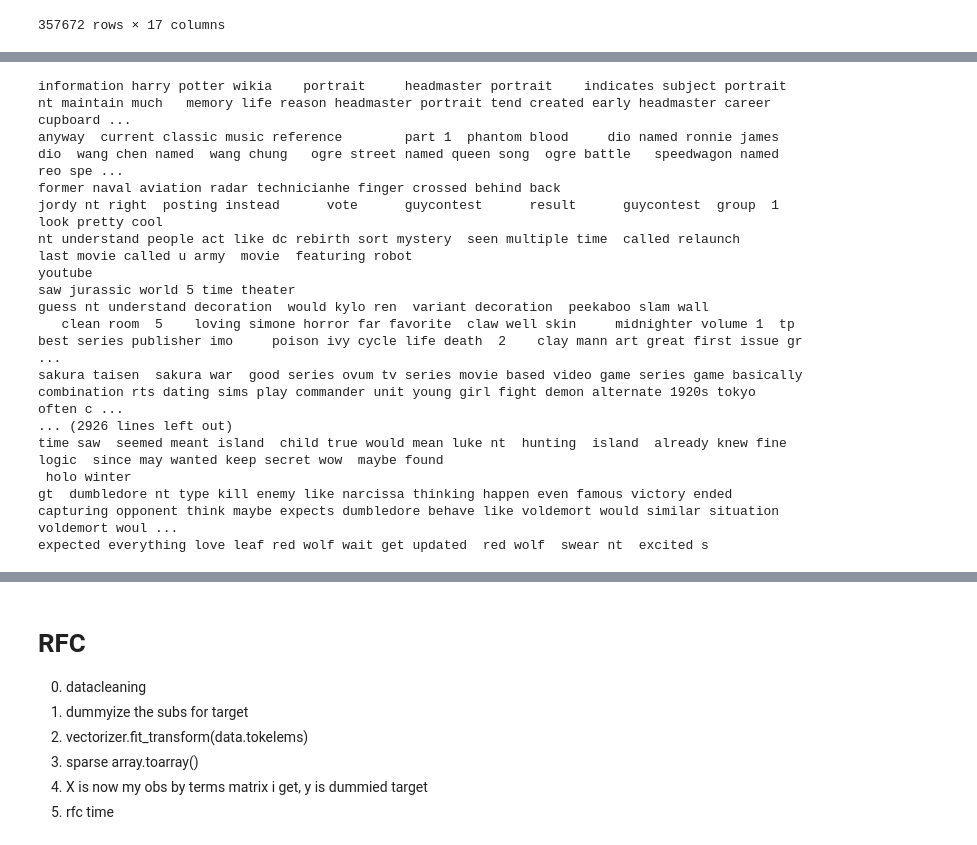
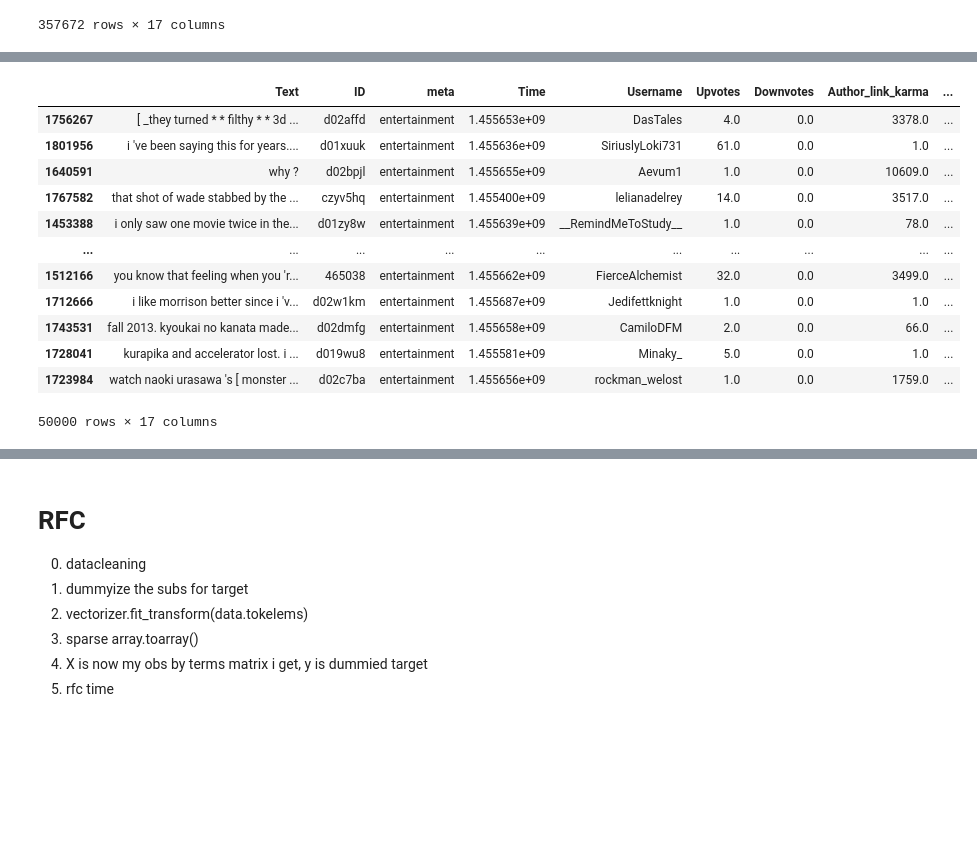
Before and after one commit to Jameshskelton/Reddit-NLP, a Jupyter notebook: Reddit-nlp-project.ipynb, the cells around one changed output, grey strips where cells are left out. Saved outputs shown, nothing was run; the diff lists cells and outputs as text; code cells hidden in the pictures; blank space fills up the shorter version.

Commit message:
entertainment models

```diff
--- a/Reddit-nlp-project.ipynb
+++ b/Reddit-nlp-project.ipynb
@@ -195,0 +190,7 @@ sample_df
+# %%
+lst = []
+for i in dummiezed.Tokelems:
+    i = " ".join(i)
+#     print(i)
+    lst.append(i)
+dummiezed.Tokelems = lst
@@ -196,27 +213,24 @@ sample_df
 # %%
-sample_df = dummiezed.sample(n=10000)
-sample_df
-# lst = []
-# for i in sample_df.Tokelems.values:
-#     i = " ".join(i)
+sample_df_50k = dummiezed.sample(n=50000)
+# sample_df_test
+lst = []
+for i in sample_df_50k.Tokelems:
+    i = " ".join(i)
 #     print(i)
-#     lst.append(i)
-# sample_df.Tokelems = lst
+    lst.append(i)
+sample_df_50k.Tokelems = lst
+sample_df_50k
 # %% [output]
+|  | Text | ID | meta | Time | Username | Upvotes | Downvotes | Author_link_karma | ... |
+| 1756267 | [ _they turned * * filthy * * 3d ... | d02affd | entertainment | 1.455653e+09 | DasTales | 4.0 | 0.0 | 3378.0 | ... |
+| 1801956 | i 've been saying this for years.... | d01xuuk | entertainment | 1.455636e+09 | SiriuslyLoki731 | 61.0 | 0.0 | 1.0 | ... |
+| 1640591 | why ? | d02bpjl | entertainment | 1.455655e+09 | Aevum1 | 1.0 | 0.0 | 10609.0 | ... |
+| 1767582 | that shot of wade stabbed by the ... | czyv5hq | entertainment | 1.455400e+09 | lelianadelrey | 14.0 | 0.0 | 3517.0 | ... |
+| 1453388 | i only saw one movie twice in the... | d01zy8w | entertainment | 1.455639e+09 | __RemindMeToStudy__ | 1.0 | 0.0 | 78.0 | ... |
+| ... | ... | ... | ... | ... | ... | ... | ... | ... | ... |
+| 1512166 | you know that feeling when you 'r... | 465038 | entertainment | 1.455662e+09 | FierceAlchemist | 32.0 | 0.0 | 3499.0 | ... |
+| 1712666 | i like morrison better since i 'v... | d02w1km | entertainment | 1.455687e+09 | Jedifettknight | 1.0 | 0.0 | 1.0 | ... |
+| 1743531 | fall 2013. kyoukai no kanata made... | d02dmfg | entertainment | 1.455658e+09 | CamiloDFM | 2.0 | 0.0 | 66.0 | ... |
+| 1728041 | kurapika and accelerator lost. i ... | d019wu8 | entertainment | 1.455581e+09 | Minaky_ | 5.0 | 0.0 | 1.0 | ... |
+| 1723984 | watch naoki urasawa 's [ monster ... | d02c7ba | entertainment | 1.455656e+09 | rockman_welost | 1.0 | 0.0 | 1759.0 | ... |
-information harry potter wikia    portrait     headmaster portrait    indicates subject portrait nt maintain much   memory life reason headmaster portrait tend created early headmaster career cupboard ...
-anyway  current classic music reference        part 1  phantom blood     dio named ronnie james dio  wang chen named  wang chung   ogre street named queen song  ogre battle   speedwagon named  reo spe ...
-former naval aviation radar technicianhe finger crossed behind back
-jordy nt right  posting instead      vote      guycontest      result      guycontest  group  1
-look pretty cool
-nt understand people act like dc rebirth sort mystery  seen multiple time  called relaunch
-last movie called u army  movie  featuring robot
-youtube
-saw jurassic world 5 time theater
-guess nt understand decoration  would kylo ren  variant decoration  peekaboo slam wall
-   clean room  5    loving simone horror far favorite  claw well skin     midnighter volume 1  tp     best series publisher imo     poison ivy cycle life death  2    clay mann art great first issue gr ...
-sakura taisen  sakura war  good series ovum tv series movie based video game series game basically combination rts dating sims play commander unit young girl fight demon alternate 1920s tokyo  often c ...
-... (2926 lines left out)
-time saw  seemed meant island  child true would mean luke nt  hunting  island  already knew fine logic  since may wanted keep secret wow  maybe found
- holo winter
-gt  dumbledore nt type kill enemy like narcissa thinking happen even famous victory ended capturing opponent think maybe expects dumbledore behave like voldemort would similar situation voldemort woul ...
-expected everything love leaf red wolf wait get updated  red wolf  swear nt  excited s
+50000 rows × 17 columns
```
Also changed, not shown: parts of 31 cells of this notebook.
